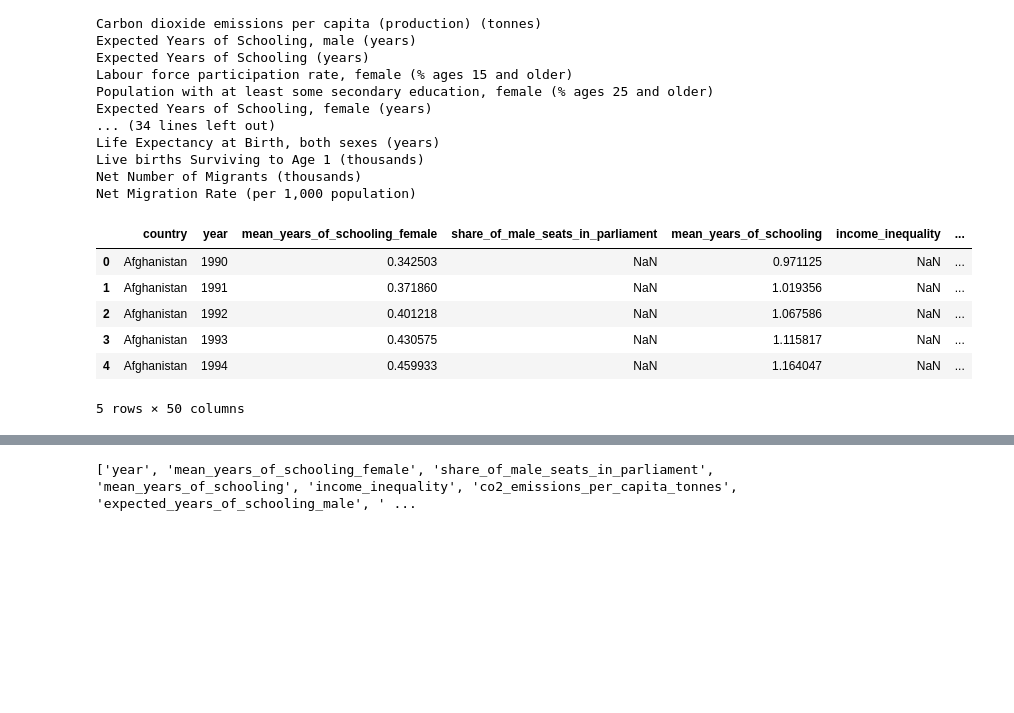
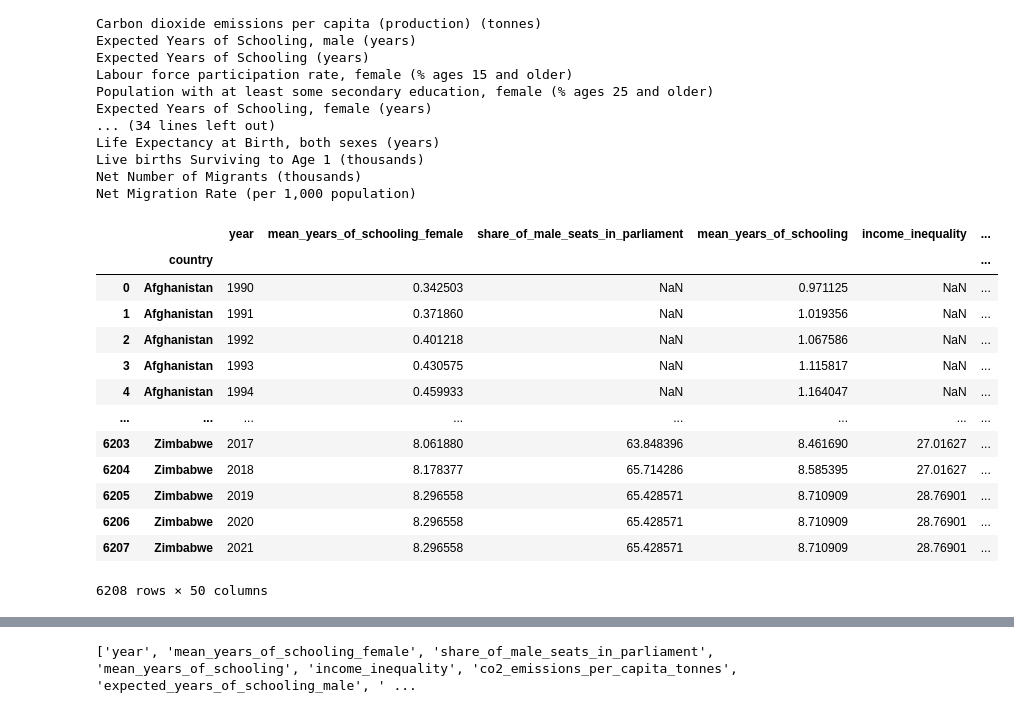
Before and after one commit to idalinnakallio/DAT565, a Jupyter notebook: Assignment 4/Assignment4.ipynb, the cells around one changed output, grey strips where cells are left out. Saved outputs shown, nothing was run; the diff lists cells and outputs as text; code cells hidden in the pictures; blank space fills up the shorter version.

```diff
--- a/Assignment 4/Assignment4.ipynb
+++ b/Assignment 4/Assignment4.ipynb
@@ -114,14 +114,21 @@ column_rename_dict = {
 df_new = df.copy()
 df_new = df.rename(columns=column_rename_dict, errors='raise')
 # %%
-df_new.head()
+df_new
 # %% [output]
-|  | country | year | mean_years_of_schooling_female | share_of_male_seats_in_parliament | mean_years_of_schooling | income_inequality | ... |
+|  |  | year | mean_years_of_schooling_female | share_of_male_seats_in_parliament | mean_years_of_schooling | income_inequality | ... |
+|  | country |  |  |  |  |  | ... |
 | 0 | Afghanistan | 1990 | 0.342503 | NaN | 0.971125 | NaN | ... |
 | 1 | Afghanistan | 1991 | 0.371860 | NaN | 1.019356 | NaN | ... |
 | 2 | Afghanistan | 1992 | 0.401218 | NaN | 1.067586 | NaN | ... |
 | 3 | Afghanistan | 1993 | 0.430575 | NaN | 1.115817 | NaN | ... |
 | 4 | Afghanistan | 1994 | 0.459933 | NaN | 1.164047 | NaN | ... |
+| ... | ... | ... | ... | ... | ... | ... | ... |
+| 6203 | Zimbabwe | 2017 | 8.061880 | 63.848396 | 8.461690 | 27.01627 | ... |
+| 6204 | Zimbabwe | 2018 | 8.178377 | 65.714286 | 8.585395 | 27.01627 | ... |
+| 6205 | Zimbabwe | 2019 | 8.296558 | 65.428571 | 8.710909 | 28.76901 | ... |
+| 6206 | Zimbabwe | 2020 | 8.296558 | 65.428571 | 8.710909 | 28.76901 | ... |
+| 6207 | Zimbabwe | 2021 | 8.296558 | 65.428571 | 8.710909 | 28.76901 | ... |
-5 rows × 50 columns
+6208 rows × 50 columns
 # %%
 df_new.isnull().sum().to_csv('desc_groupby_country.csv')
```
Also changed, not shown: parts of 2 cells of this notebook, 1 other file.
